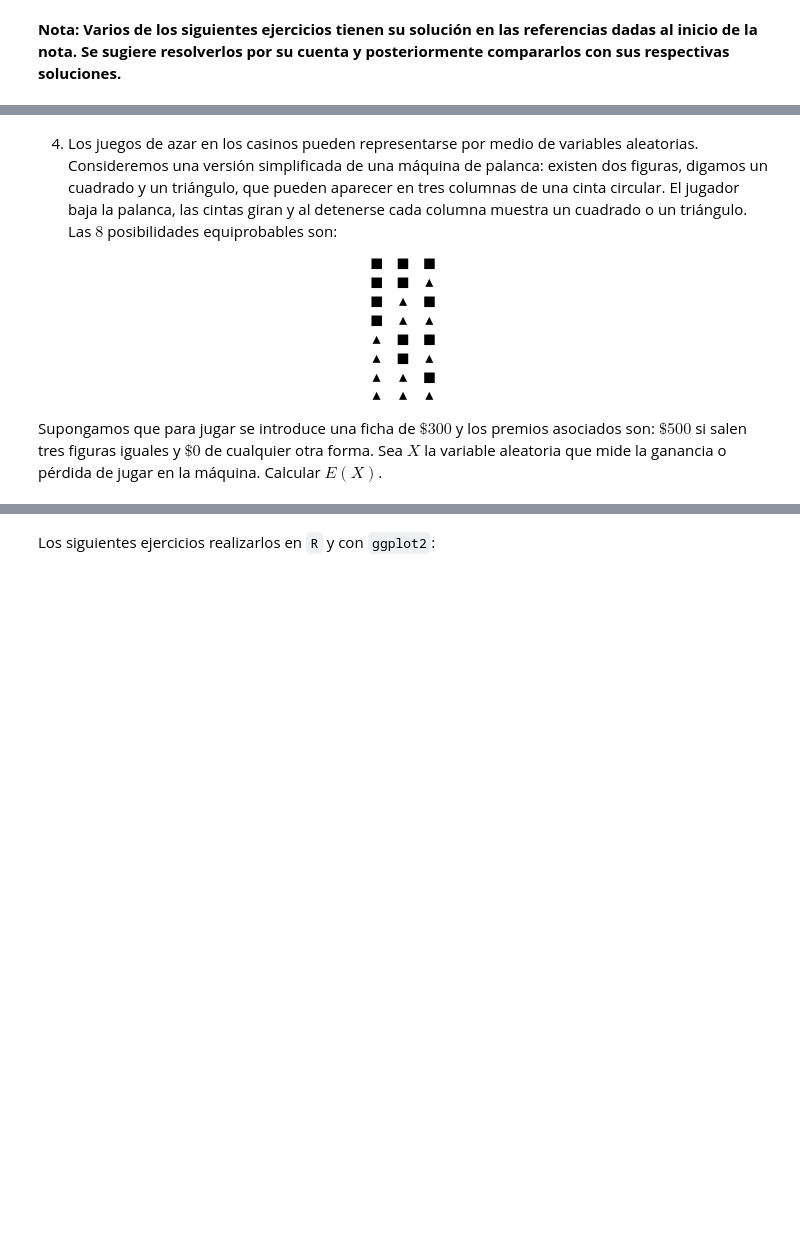
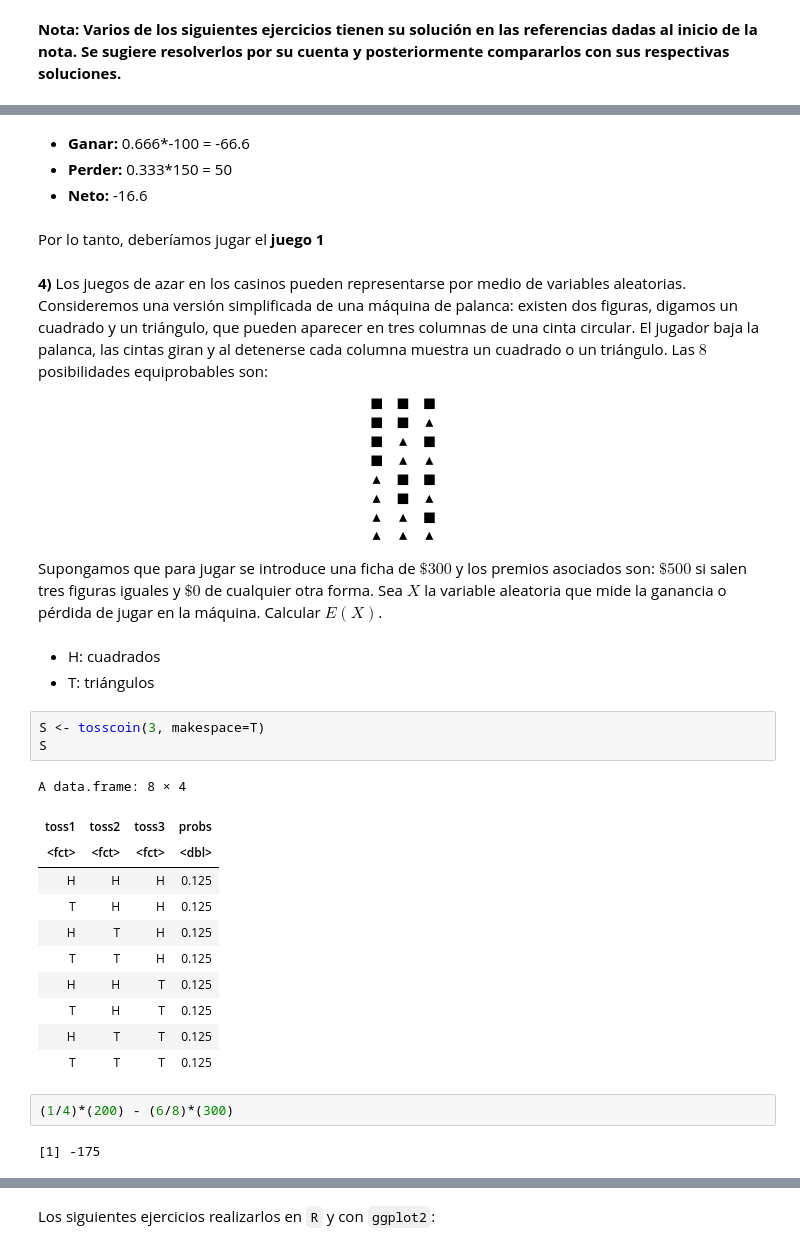
Before and after one commit to Roberto919/Propedeutico, a Jupyter notebook: Ejercicios_clase/R/2_probabilidad/7_variables_aleatorias.ipynb, the cells around one changed output, grey strips where cells are left out. Drawn from its saved outputs; the diff is of its cells as text; blank space fills up the shorter version.

```diff
--- a/Ejercicios_clase/R/2_probabilidad/7_variables_aleatorias.ipynb
+++ b/Ejercicios_clase/R/2_probabilidad/7_variables_aleatorias.ipynb
@@ -446,6 +482,34 @@ si $\displaystyle \int_{X \in S}|x|f(x)dx < \infty$ (es finita).
+# %% [markdown]
+- **Ganar:** 0.666*-100 = -66.6
+- **Perder:** 0.333*150 = 50
+- **Neto:** -16.6
+# %% [markdown]
+Por lo tanto, deberíamos jugar el **juego 1**
 # %% [markdown]
-4)  Los juegos de azar en los casinos pueden representarse por medio de variables aleatorias. Consideremos una versión simplificada de una máquina de palanca: existen dos figuras, digamos un cuadrado y un triángulo, que pueden aparecer en tres columnas de una cinta circular. El jugador baja la palanca, las cintas giran y al detenerse cada columna muestra un cuadrado o un triángulo. Las $8$ posibilidades equiprobables son:
+**4)**  Los juegos de azar en los casinos pueden representarse por medio de variables aleatorias. Consideremos una versión simplificada de una máquina de palanca: existen dos figuras, digamos un cuadrado y un triángulo, que pueden aparecer en tres columnas de una cinta circular. El jugador baja la palanca, las cintas giran y al detenerse cada columna muestra un cuadrado o un triángulo. Las $8$ posibilidades equiprobables son:
 
 $$\begin{array}{ccc} \blacksquare &\blacksquare& \blacksquare \\ \blacksquare & \blacksquare& \blacktriangle \\ \blacksquare & \blacktriangle & \blacksquare \\ \blacksquare & \blacktriangle & \blacktriangle \\ \blacktriangle & \blacksquare & \blacksquare \\ \blacktriangle & \blacksquare & \blacktriangle \\ \blacktriangle & \blacktriangle & \blacksquare \\ \blacktriangle & \blacktriangle & \blacktriangle \end{array}$$
 
 Supongamos que para jugar se introduce una ficha de $\$300$ y los premios asociados son: $\$500$ si salen tres figuras iguales y $\$0$ de cualquier otra forma. Sea $X$ la variable aleatoria que mide la ganancia o pérdida de jugar en la máquina. Calcular $E(X)$.
+# %% [markdown]
+- H: cuadrados
+- T: triángulos
+# %%
+S <- tosscoin(3, makespace=T)
+S
+# %% [output]
+A data.frame: 8 × 4
+| toss1 | toss2 | toss3 | probs |
+| <fct> | <fct> | <fct> | <dbl> |
+| H | H | H | 0.125 |
+| T | H | H | 0.125 |
+| H | T | H | 0.125 |
+| T | T | H | 0.125 |
+| H | H | T | 0.125 |
+| T | H | T | 0.125 |
+| H | T | T | 0.125 |
+| T | T | T | 0.125 |
+# %%
+(1/4)*(200) - (6/8)*(300)
+# %% [output]
+[1] -175
```
Also changed, not shown: parts of 41 cells of this notebook, 7 other files.
